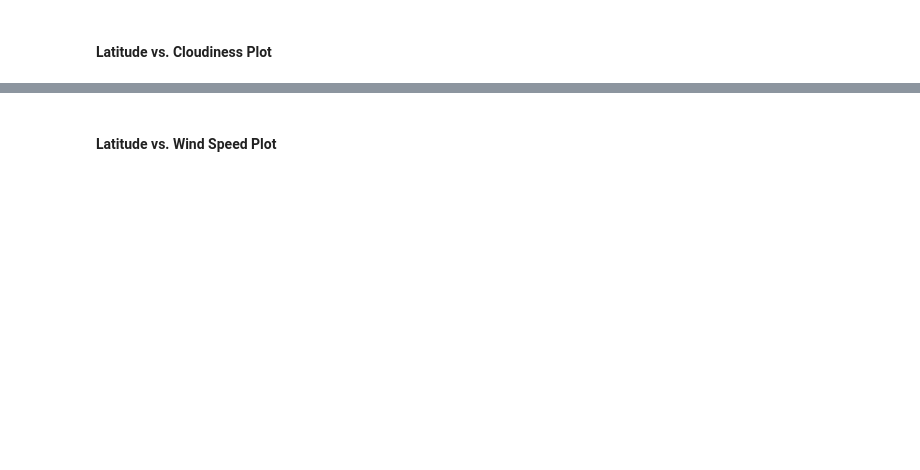
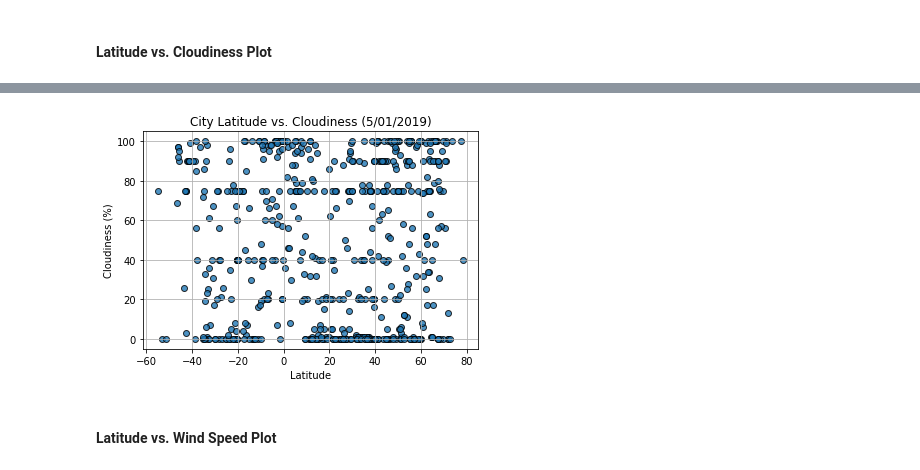
Before and after one commit to BryantSmith91/HW_06_APIs, a Jupyter notebook: WeatherPy.ipynb, the cells around one changed output, grey strips where cells are left out. Drawn from its saved outputs; the diff is of its cells as text; code cells hidden in the pictures; blank space fills up the shorter version.

```diff
--- a/WeatherPy.ipynb
+++ b/WeatherPy.ipynb
@@ -144,2 +174,12 @@ dtype: int64
+# %%
+plt.scatter(x = weatherdata["Lat"], y=weatherdata["Cloudiness"], edgecolors='black', alpha=.8)
+plt.title("City Latitude vs. Cloudiness (5/01/2019)")
+plt.xlabel("Latitude")
+plt.ylabel("Cloudiness (%)")
+plt.grid()
+plt.savefig('output_data/LatitudeVsCloudiness.png', bbox_inches = 'tight')
+plt.show()
+# %% [output]
+[figure, added]
 # %% [markdown]
 #### Latitude vs. Wind Speed Plot
```
Also changed, not shown: parts of 21 cells of this notebook, 5 other files.
